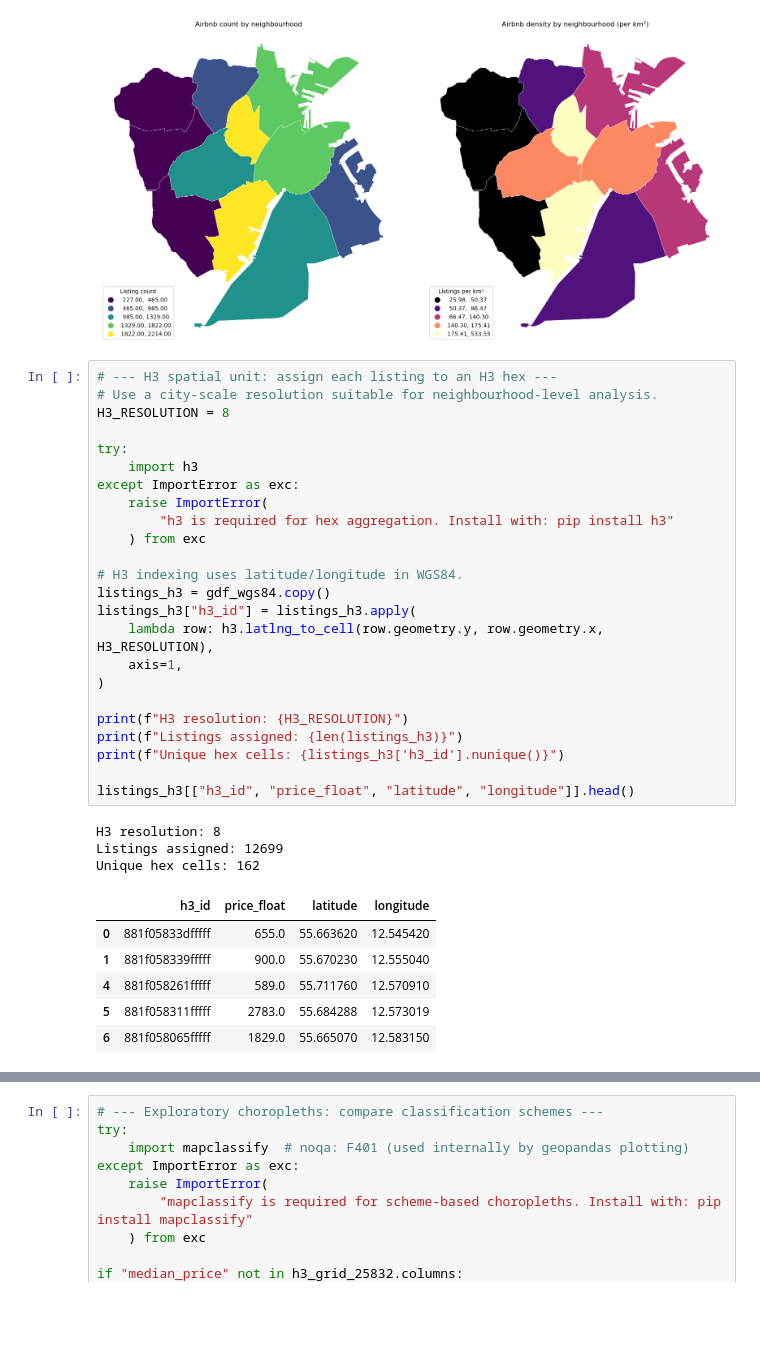
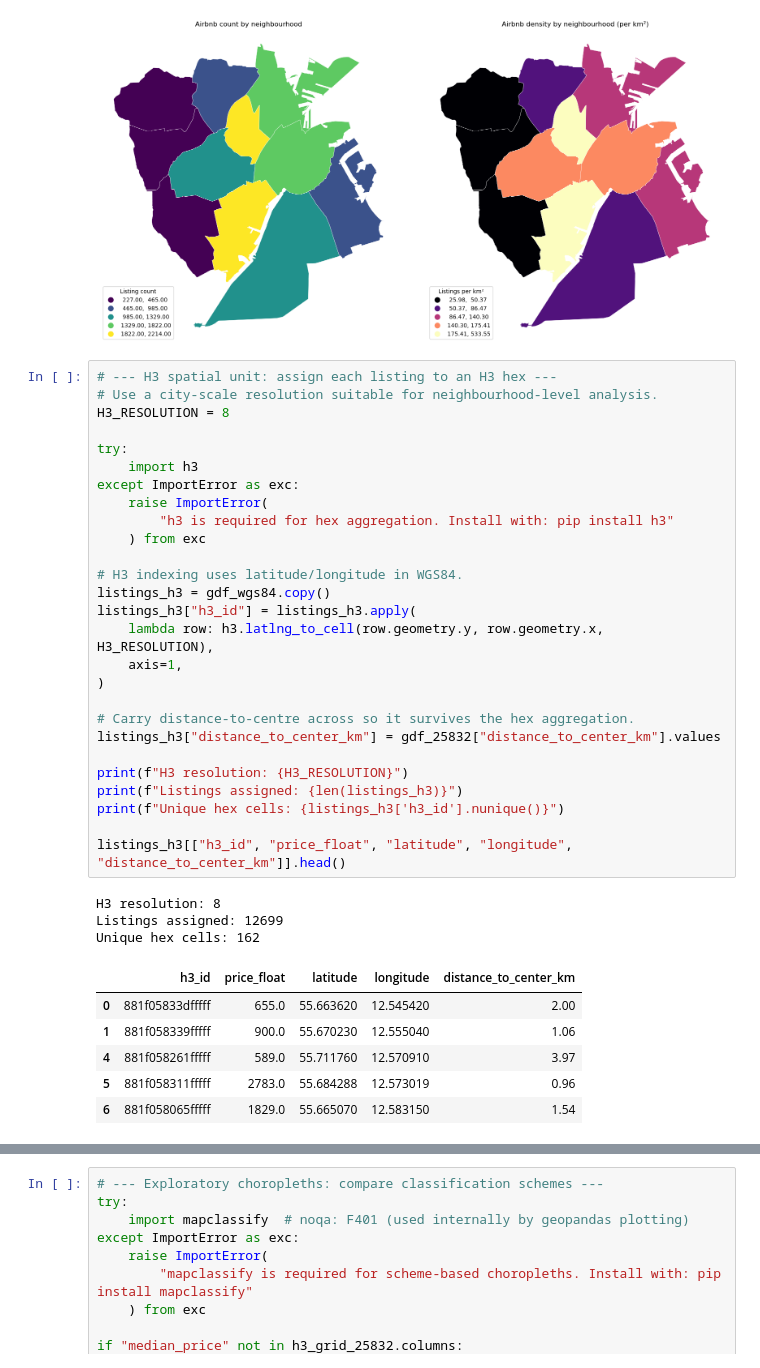
Before and after one commit to RichardKentos/copenhagen-airbnb-gds, a Jupyter notebook: preprocess.ipynb, the cells around one changed output, grey strips where cells are left out. Saved outputs shown, nothing was run; the diff lists cells and outputs as text; blank space fills up the shorter version.

Commit message:
Export distance to city center, update the plots and the map.

```diff
--- a/preprocess.ipynb
+++ b/preprocess.ipynb
@@ -400,37 +400,40 @@ plt.show()
 # %%
 # --- H3 spatial unit: assign each listing to an H3 hex ---
 # Use a city-scale resolution suitable for neighbourhood-level analysis.
 H3_RESOLUTION = 8
 
 try:
     import h3
 except ImportError as exc:
     raise ImportError(
         "h3 is required for hex aggregation. Install with: pip install h3"
     ) from exc
 
 # H3 indexing uses latitude/longitude in WGS84.
 listings_h3 = gdf_wgs84.copy()
 listings_h3["h3_id"] = listings_h3.apply(
     lambda row: h3.latlng_to_cell(row.geometry.y, row.geometry.x, H3_RESOLUTION),
     axis=1,
 )
 
+# Carry distance-to-centre across so it survives the hex aggregation.
+listings_h3["distance_to_center_km"] = gdf_25832["distance_to_center_km"].values
+
 print(f"H3 resolution: {H3_RESOLUTION}")
 print(f"Listings assigned: {len(listings_h3)}")
 print(f"Unique hex cells: {listings_h3['h3_id'].nunique()}")
 
-listings_h3[["h3_id", "price_float", "latitude", "longitude"]].head()
+listings_h3[["h3_id", "price_float", "latitude", "longitude", "distance_to_center_km"]].head()
 # %% [output]
 H3 resolution: 8
 Listings assigned: 12699
 Unique hex cells: 162
-|  | h3_id | price_float | latitude | longitude |
-| 0 | 881f05833dfffff | 655.0 | 55.663620 | 12.545420 |
-| 1 | 881f058339fffff | 900.0 | 55.670230 | 12.555040 |
-| 4 | 881f058261fffff | 589.0 | 55.711760 | 12.570910 |
-| 5 | 881f058311fffff | 2783.0 | 55.684288 | 12.573019 |
-| 6 | 881f058065fffff | 1829.0 | 55.665070 | 12.583150 |
+|  | h3_id | price_float | latitude | longitude | distance_to_center_km |
+| 0 | 881f05833dfffff | 655.0 | 55.663620 | 12.545420 | 2.00 |
+| 1 | 881f058339fffff | 900.0 | 55.670230 | 12.555040 | 1.06 |
+| 4 | 881f058261fffff | 589.0 | 55.711760 | 12.570910 | 3.97 |
+| 5 | 881f058311fffff | 2783.0 | 55.684288 | 12.573019 | 0.96 |
+| 6 | 881f058065fffff | 1829.0 | 55.665070 | 12.583150 | 1.54 |
 # %%
 # --- Aggregate listings to H3 hex cells ---
 agg_spec = {
```
Also changed, not shown: parts of 5 cells of this notebook, 5 other files.
